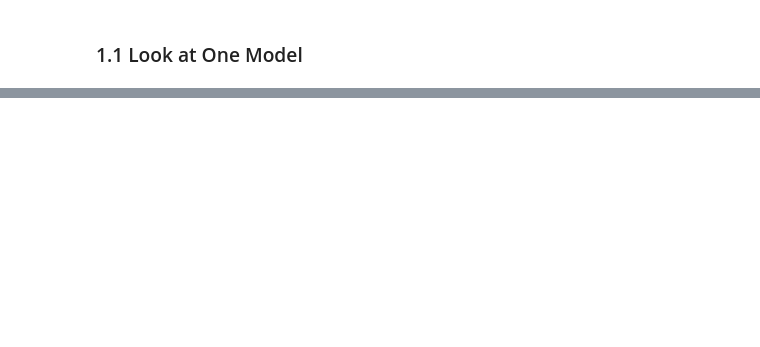
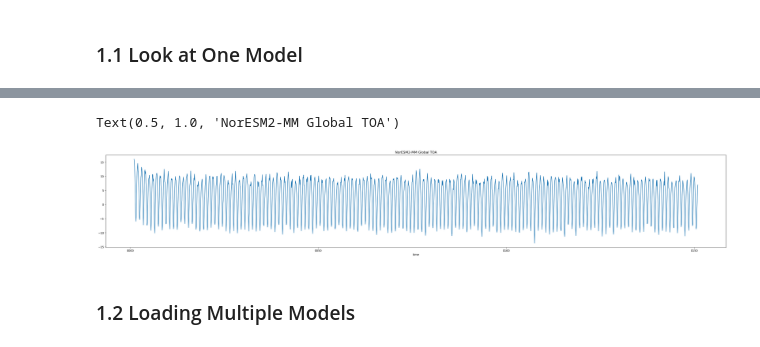
Before and after one commit to jinnayoon/cmip6-tempchangeproj, a Jupyter notebook: global_TOA_abrupt4xCO2.ipynb, the cells around one changed output, grey strips where cells are left out. Saved outputs shown, nothing was run; the diff lists cells and outputs as text; code cells hidden in the pictures; blank space fills up the shorter version.

```diff
--- a/global_TOA_abrupt4xCO2.ipynb
+++ b/global_TOA_abrupt4xCO2.ipynb
@@ -112,3 +114,23 @@ print(source_list_abrupt4xCO2_2)
 ### 1.1 Look at One Model
 # %%
 #query data
+#query data
+#abrupt4xCO2 data
+df_toa_abrupt4xCO2_noresm_rlut = df.query(  "activity_id=='CMIP' & source_id == 'NorESM2-MM' & table_id == 'Amon' & variable_id == 'rlut' & experiment_id=='abrupt-4xCO2' & member_id == 'r1i1p1f1'")
+df_toa_abrupt4xCO2_noresm_rsut = df.query(  "activity_id=='CMIP' & source_id == 'NorESM2-MM' & table_id == 'Amon' & variable_id == 'rsut' & experiment_id=='abrupt-4xCO2' & member_id == 'r1i1p1f1'")
+df_toa_abrupt4xCO2_noresm_rsdt = df.query(  "activity_id=='CMIP' & source_id == 'NorESM2-MM' & table_id == 'Amon' & variable_id == 'rsdt' & experiment_id=='abrupt-4xCO2' & member_id == 'r1i1p1f1'")
+#load abrupt4xCO2 data as dataset
+ds_toa_abrupt4xCO2_noresm_rlut = load_zarr_dset(df_toa_abrupt4xCO2_noresm_rlut)
+ds_toa_abrupt4xCO2_noresm_rsut = load_zarr_dset(df_toa_abrupt4xCO2_noresm_rsut)
+ds_toa_abrupt4xCO2_noresm_rsdt = load_zarr_dset(df_toa_abrupt4xCO2_noresm_rsdt)
+
+ds_abrupt4xCO2_toa = ds_toa_abrupt4xCO2_noresm_rsdt.rsdt - ds_toa_abrupt4xCO2_noresm_rsut.rsut - ds_toa_abrupt4xCO2_noresm_rlut.rlut
+
+#weights
+weights = np.cos(np.deg2rad(ds_abrupt4xCO2_toa.lat))
+ds_toa_noresm = ds_abrupt4xCO2_toa.weighted(weights).mean(dim=('lon', 'lat'))
+#slice to specific period and reassign new time index
+ds_toa_noresm = ds_toa_noresm.isel(time=slice(0,3000))
+
+#check ds
+ds_toa_noresm
@@ -114,0 +154,9 @@ print(source_list_abrupt4xCO2_2)
+# %%
+fig, ax = plt.subplots(figsize = (40,6))
+ds_toa_noresm.plot(ax=ax)
+plt.title("NorESM2-MM Global TOA")
+# %% [output]
+Text(0.5, 1.0, 'NorESM2-MM Global TOA')
+[figure, added]
+# %% [markdown]
+### 1.2 Loading Multiple Models
```
Also changed, not shown: parts of 17 cells of this notebook, 1 other file.
